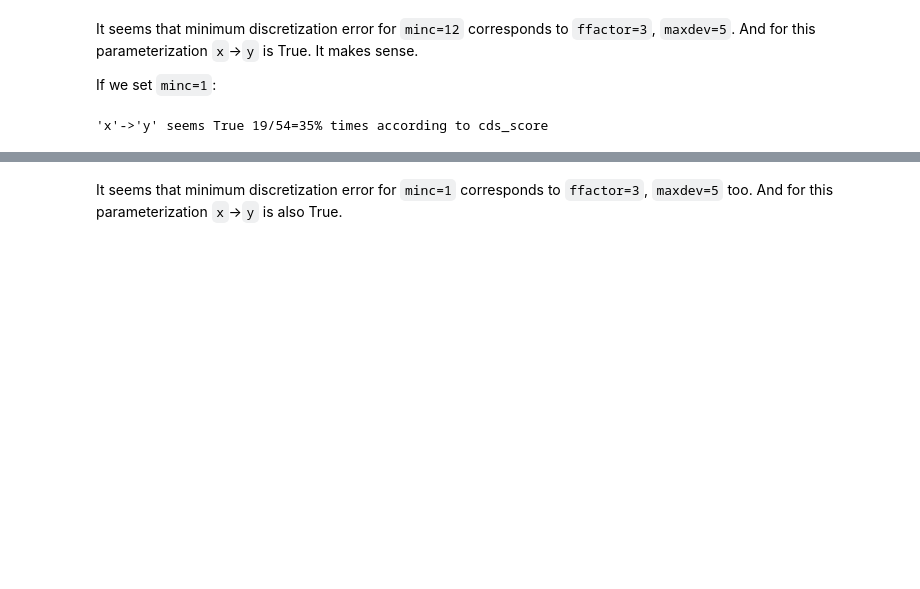
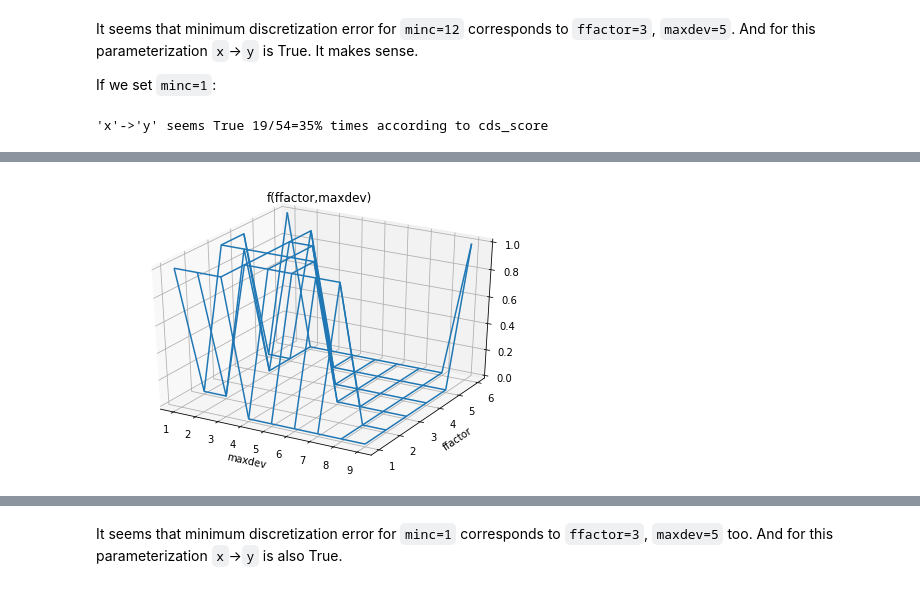
Before and after one commit to muoten/causal-discovery-playground, a Jupyter notebook: automatic_pairwise_causal_discovery_via_cds.ipynb, the cells around one changed output, grey strips where cells are left out. Cells and saved outputs as stored; diff of their text form; code cells hidden in the pictures; blank space fills up the shorter version.

```diff
--- a/automatic_pairwise_causal_discovery_via_cds.ipynb
+++ b/automatic_pairwise_causal_discovery_via_cds.ipynb
@@ -396,6 +399,6 @@ It seems that minimum discretization error for `minc=12` corresponds to `ffactor
 If we set `minc=1`:
 # %%
 cds_score = test_pairwise_cds_score_grid_params(COL_X, COL_Y, F_RANGE, D_RANGE, minc=1)
-plot_meshgrid(F_RANGE,D_RANGE,cds_score, interactive=True)
+plot_meshgrid(F_RANGE,D_RANGE,cds_score, interactive=False)
 # %% [output]
 'x'->'y' seems True 19/54=35% times according to cds_score
@@ -406,2 +405,3 @@ plot_meshgrid(F_RANGE,D_RANGE,cds_score, interactive=True)
+[figure, added]
 # %%
 error = test_discretization_error_grid_params(COL_X, COL_Y, F_RANGE, D_RANGE, minc=1)
```
Also changed, not shown: parts of 6 cells of this notebook.
